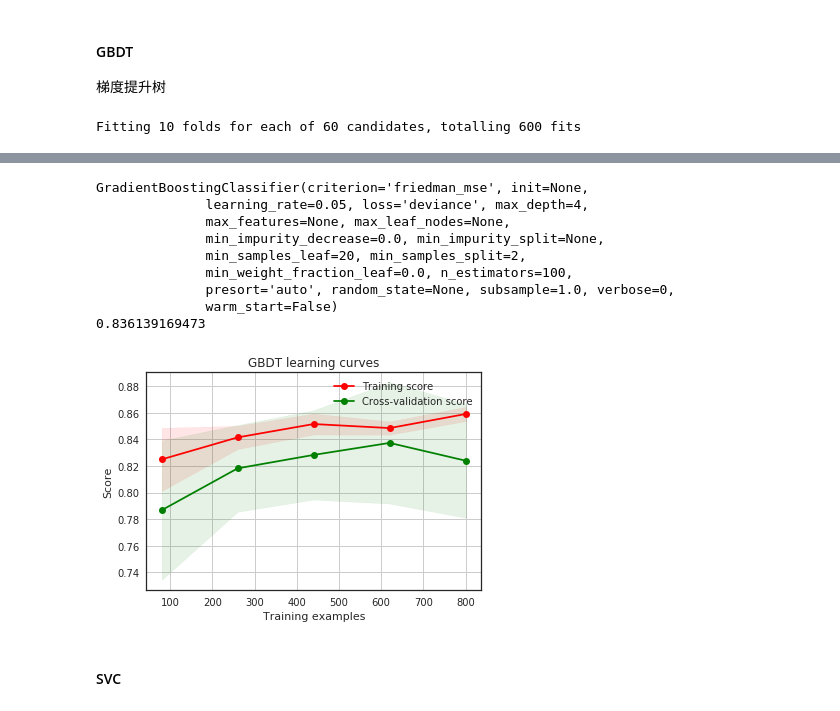
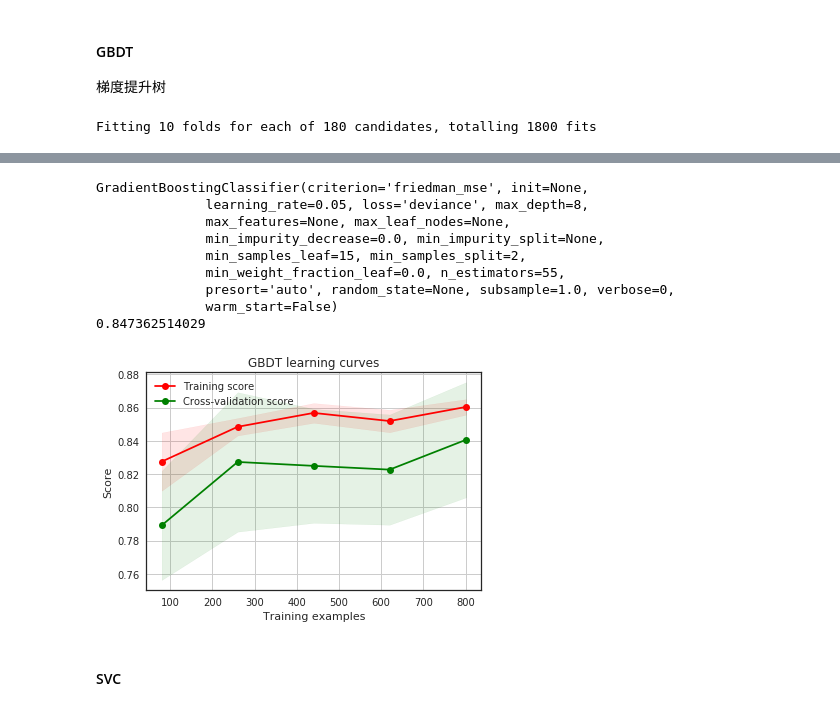
Before and after one commit to anribras/machine-learning, a Jupyter notebook: note/kaggle_titanic.ipynb, the cells around one changed output, grey strips where cells are left out. Drawn from its saved outputs; the diff is of its cells as text; code cells hidden in the pictures.

```diff
--- a/note/kaggle_titanic.ipynb
+++ b/note/kaggle_titanic.ipynb
@@ -335,7 +335,7 @@ g = g.set_ylabels("Survival Probability")
 # 如果当成一个特征分量，感觉会overfit
 dataset.loc[dataset['Cabin'].isnull(),'Cabin',]='X';
 # T太少　没必要单独做特征
-dataset.loc[dataset['Cabin']=='T','Cabin',]='X';
+dataset.loc[dataset['Cabin']=='T','Cabin',]='F';
 
 # 采取随机赋值的策略
 # L = ['A','B','C','D','E','F'];
@@ -839,10 +827,10 @@ g = plot_learning_curve(ExtC_best,"Extra tree learning curves",X_train,Y_train,c
 
 GBC = GradientBoostingClassifier()
 gb_param_grid = {'loss' : ["deviance"],
-              'n_estimators' : [100],
+              'n_estimators' : [30,55,80],
               'learning_rate': [0.2,0.1,0.05,0.02,0.01],
-              'max_depth': [2,4,8,12],
-              'min_samples_leaf': [10,20,25],
+              'max_depth': [4,6,8],
+              'min_samples_leaf': [10,15,20,25],
               }
 
 gsGBC = GridSearchCV(GBC,param_grid = gb_param_grid, cv=kfold, n_jobs= -1, verbose = 1)
@@ -857,4 +845,4 @@ print(gsGBC.best_score_)
 
 g = plot_learning_curve(GBC_best,"GBDT learning curves",X_train,Y_train,cv=kfold)
 # %% [output]
-Fitting 10 folds for each of 60 candidates, totalling 600 fits
+Fitting 10 folds for each of 180 candidates, totalling 1800 fits
@@ -865,13 +854,13 @@ Fitting 10 folds for each of 60 candidates, totalling 600 fits
 GradientBoostingClassifier(criterion='friedman_mse', init=None,
-              learning_rate=0.05, loss='deviance', max_depth=4,
+              learning_rate=0.05, loss='deviance', max_depth=8,
               max_features=None, max_leaf_nodes=None,
               min_impurity_decrease=0.0, min_impurity_split=None,
-              min_samples_leaf=20, min_samples_split=2,
-              min_weight_fraction_leaf=0.0, n_estimators=100,
+              min_samples_leaf=15, min_samples_split=2,
+              min_weight_fraction_leaf=0.0, n_estimators=55,
               presort='auto', random_state=None, subsample=1.0, verbose=0,
               warm_start=False)
-0.836139169473
+0.847362514029
-[figure, old version]
+[figure, new version]
 # %% [markdown]
 #### SVC
 # %%
```
Also changed, not shown: parts of 22 cells of this notebook, 4 other files.
